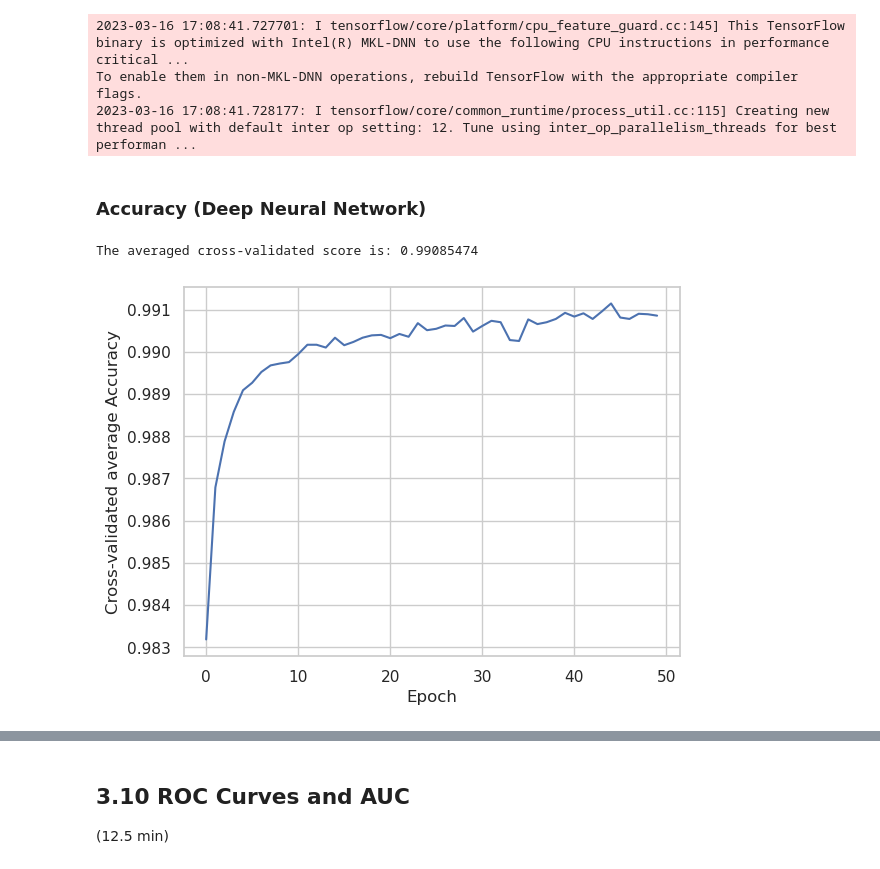
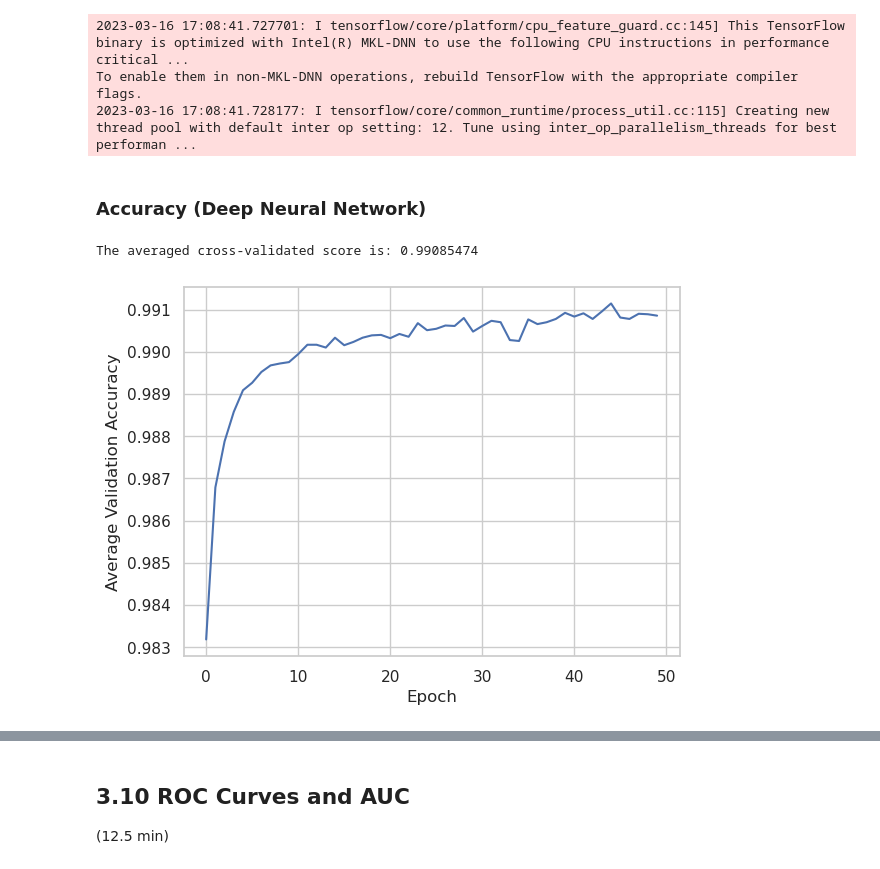
Before and after one commit to rapsoj/sml-practical, a Jupyter notebook: SML-Combined-Notebook.ipynb, the cells around one changed output, grey strips where cells are left out. Saved outputs shown, nothing was run; the diff lists cells and outputs as text; code cells hidden in the pictures.

```diff
--- a/SML-Combined-Notebook.ipynb
+++ b/SML-Combined-Notebook.ipynb
@@ -463,3 +464,16 @@ Z_train_pca = pca.transform(X_train_clean)[:, :21]
 Z_valid_pca = pca.transform(X_valid_clean)[:, :21]
 X_train_clean_pca = pd.DataFrame(Z_train_pca, columns=columns[:21])
 X_valid_clean_pca = pd.DataFrame(Z_valid_pca, columns=columns[:21])
+# %%
+# Plot new correlation matrix
+mask = np.triu(np.ones_like(X_train_clean_pca.corr()))
+ax = sns.heatmap(X_train_clean_pca.corr(), mask=mask, cmap="magma")
+ax.set(title = "",
+       ylabel = "Column Names", xlabel = "Column Names")
+sns.set(font="CMU Serif", style="whitegrid")
+sns.despine(left=True, bottom=True)
+ax
+
+# Export plot
+fig = ax.get_figure()
+fig.savefig("correlation.png", dpi=800, bbox_inches="tight")
@@ -1163,23 +1182,23 @@ for (train, test) in StratifiedKFold().split(full_data, full_label):
 2023-03-16 17:08:41.727701: I tensorflow/core/platform/cpu_feature_guard.cc:145] This TensorFlow binary is optimized with Intel(R) MKL-DNN to use the following CPU instructions in performance critical ...
 To enable them in non-MKL-DNN operations, rebuild TensorFlow with the appropriate compiler flags.
 2023-03-16 17:08:41.728177: I tensorflow/core/common_runtime/process_util.cc:115] Creating new thread pool with default inter op setting: 12. Tune using inter_op_parallelism_threads for best performan ...
-# %% [markdown]
-### Accuracy (Deep Neural Network)
+# %% [markdown]
+### Accuracy (Deep Neural Network)
 # %%
-# Extract validation accuracy
+# Extract validation accuracies
 mlp_cv_score = []
 for h in CV_history:
     mlp_cv_score.append(h.history['val_accuracy'])
 
-# Compute CV score
+# Compute the average CV validation accuracy score
 mlp_cv_score_mean = np.mean(mlp_cv_score, axis=0)
 print("The averaged cross-validated score is:", mlp_cv_score_mean[-1])
 
-# Plot CV score
+# Plot the average CV validation accuracy score
 plt.plot(mlp_cv_score_mean)
-plt.ylabel('Cross-validated average Accuracy')
+plt.ylabel('Average Validation Accuracy')
 plt.xlabel('Epoch')
 plt.show()
 # %% [output]
 The averaged cross-validated score is: 0.99085474
-[figure, old version]
+[figure, new version]
```
Also changed, not shown: parts of 76 cells of this notebook, 2 other files.
